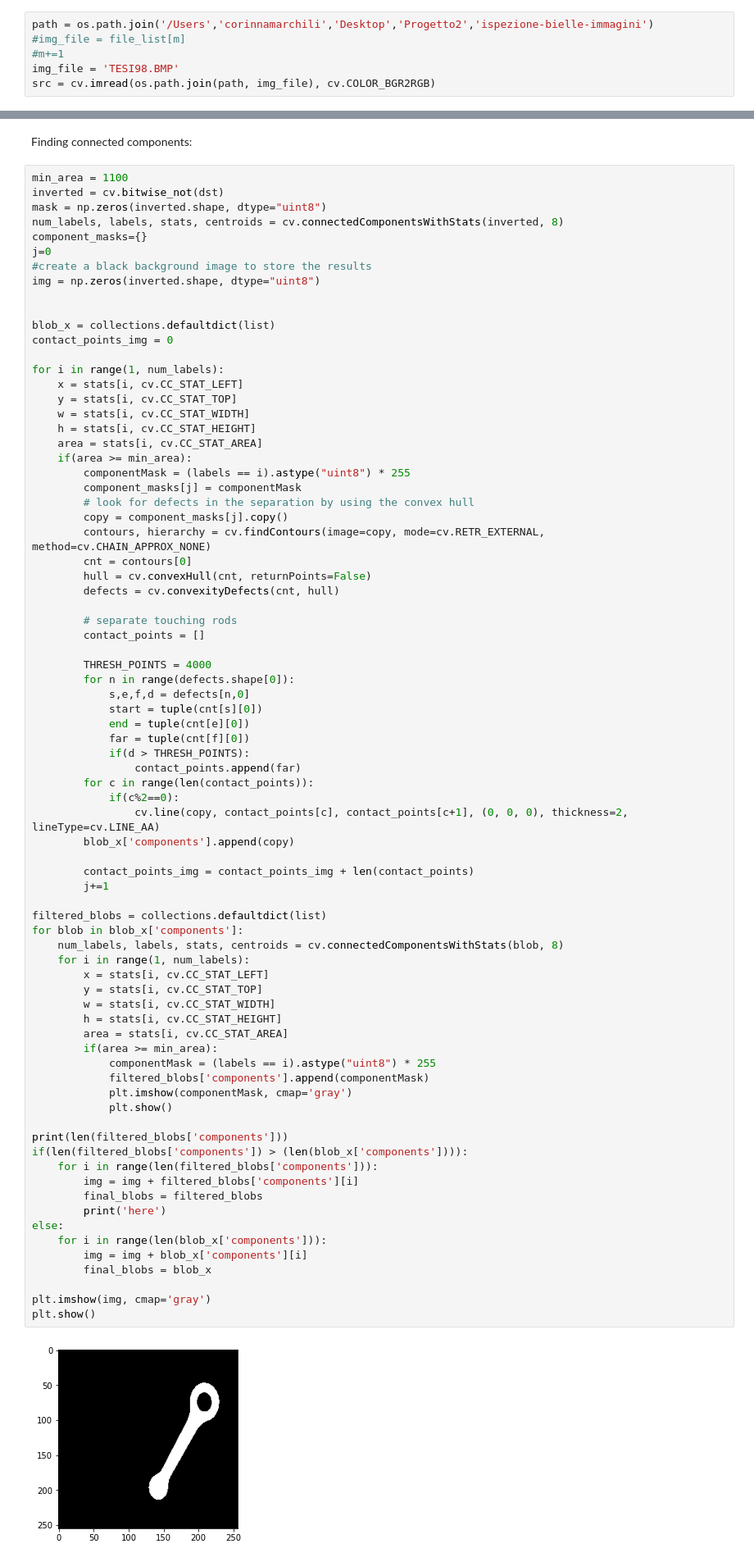
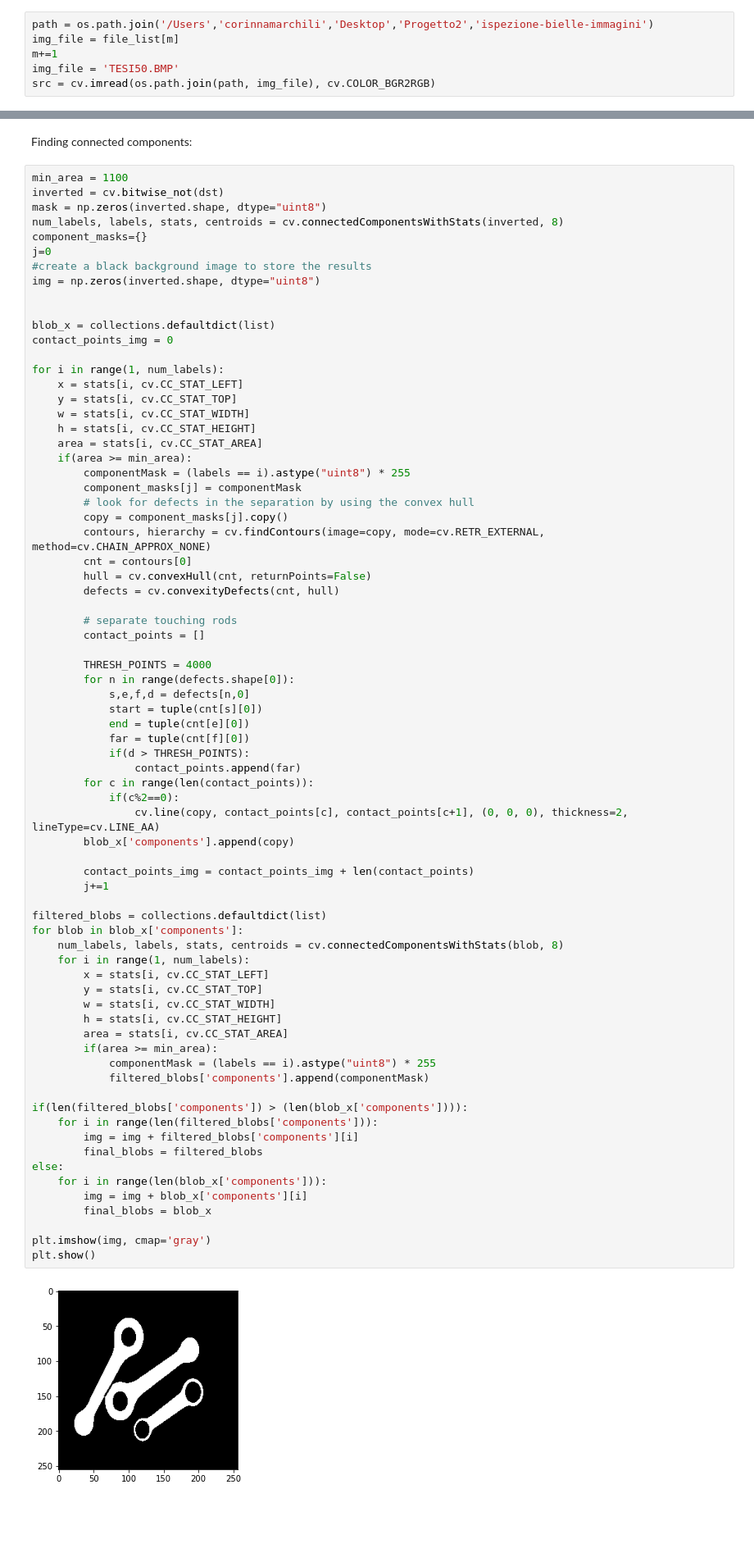
Before and after one commit to cormarchili/ConnectingRods, a Jupyter notebook: Project.ipynb, the cells around one changed output, grey strips where cells are left out. Shown at 82% size. Saved outputs shown, nothing was run; the diff lists cells and outputs as text; blank space fills up the shorter version.

```diff
--- a/Project.ipynb
+++ b/Project.ipynb
@@ -22,9 +25,9 @@ file_list = ['TESI00.BMP', 'TESI01.BMP', 'TESI12.BMP', 'TESI21.BMP', 'TESI31.BMP
 m=0
 # %%
 path = os.path.join('/Users','corinnamarchili','Desktop','Progetto2','ispezione-bielle-immagini')
-#img_file = file_list[m]
-#m+=1
-img_file = 'TESI98.BMP'
+img_file = file_list[m]
+m+=1
+img_file = 'TESI50.BMP'
 src = cv.imread(os.path.join(path, img_file), cv.COLOR_BGR2RGB)
 # %% [markdown]
 Applying Gaussian smoothing to remove iron powder and imperfections, applying Otsu's thresholding method to binarize the image and make it independent of lighting conditions.
@@ -89,35 +91,31 @@ for i in range(1, num_labels):
         blob_x['components'].append(copy)
 
         contact_points_img = contact_points_img + len(contact_points)
         j+=1
 
 filtered_blobs = collections.defaultdict(list)
 for blob in blob_x['components']:
     num_labels, labels, stats, centroids = cv.connectedComponentsWithStats(blob, 8)
     for i in range(1, num_labels):
         x = stats[i, cv.CC_STAT_LEFT]
         y = stats[i, cv.CC_STAT_TOP]
         w = stats[i, cv.CC_STAT_WIDTH]
         h = stats[i, cv.CC_STAT_HEIGHT]
         area = stats[i, cv.CC_STAT_AREA]
         if(area >= min_area):
             componentMask = (labels == i).astype("uint8") * 255
             filtered_blobs['components'].append(componentMask)
-            plt.imshow(componentMask, cmap='gray')
-            plt.show()
 
-print(len(filtered_blobs['components']))
 if(len(filtered_blobs['components']) > (len(blob_x['components']))):
     for i in range(len(filtered_blobs['components'])):
         img = img + filtered_blobs['components'][i]
         final_blobs = filtered_blobs
-        print('here')
 else:
     for i in range(len(blob_x['components'])):
         img = img + blob_x['components'][i]
         final_blobs = blob_x
 
 plt.imshow(img, cmap='gray')
 plt.show()
 # %% [output]
-[figure, old version]
+[figure, new version]
```
Also changed, not shown: parts of 18 cells of this notebook.
